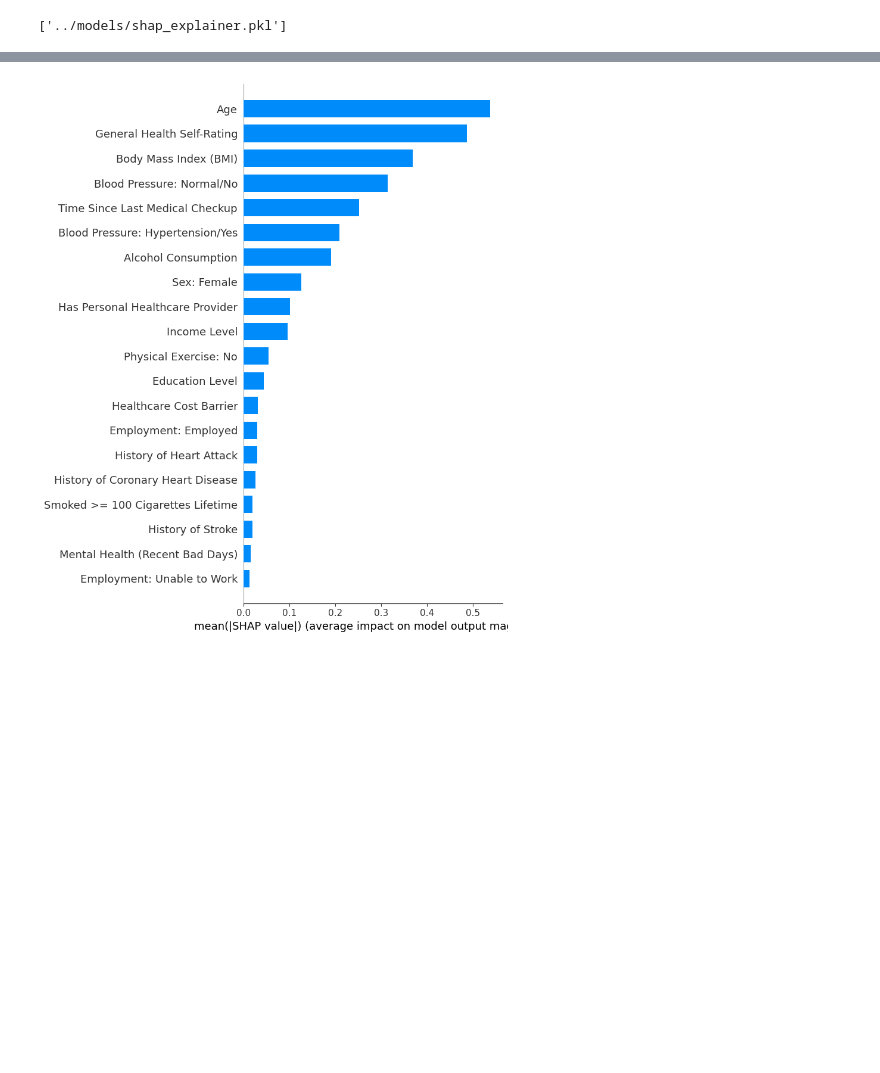
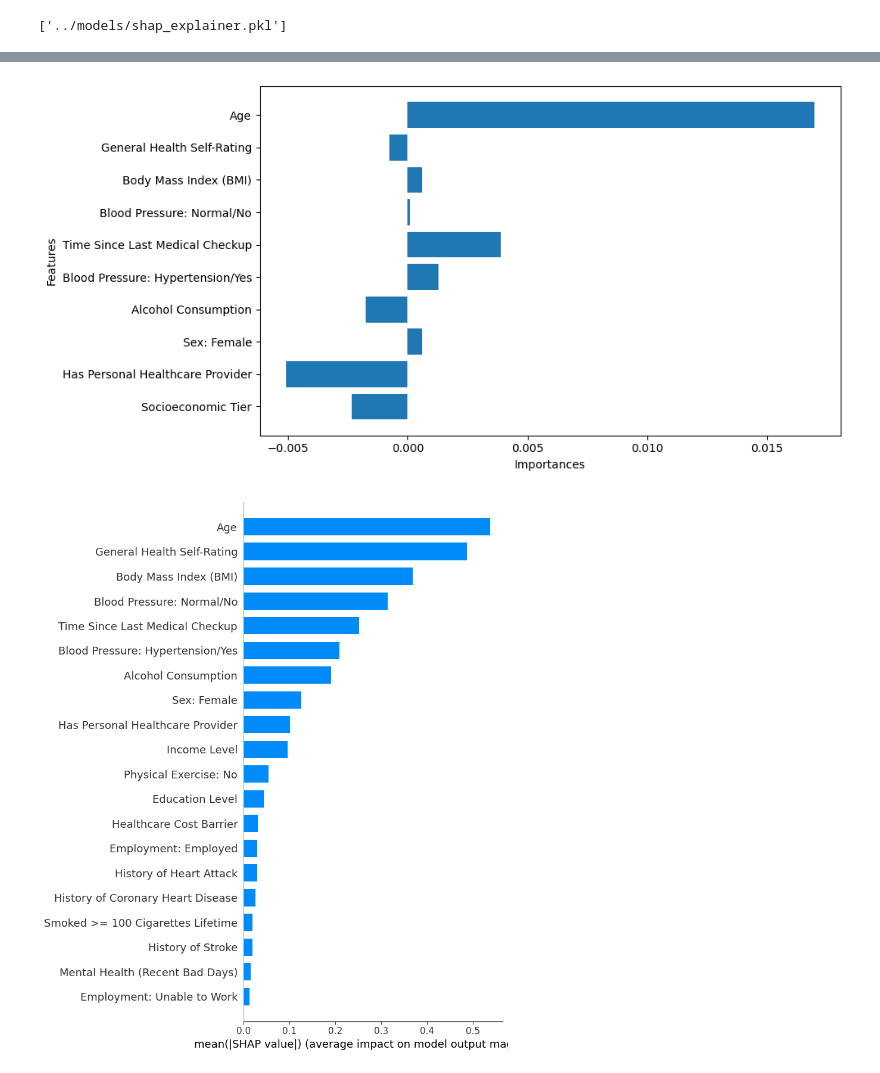
Before and after one commit to maradeben/wotosuga-core, a Jupyter notebook: model_building/explainer/shap_notebook.ipynb, the cells around one changed output, grey strips where cells are left out. Cells and saved outputs as stored; diff of their text form; code cells hidden in the pictures; blank space fills up the shorter version.

Commit message:
updated SHAP explainer model

```diff
--- a/model_building/explainer/shap_notebook.ipynb
+++ b/model_building/explainer/shap_notebook.ipynb
@@ -219,3 +214,21 @@ plt.show()
+# %%
+
+plt.figure(figsize=(10,5))
+importance_df['shap_values'] = shap_values.mean(axis=0)
+top_10 = importance_df.sort_values(by="importance").tail(10)
+plt.barh(width=top_10.shap_values, y=top_10.feature)
+plt.xlabel("Importances")
+plt.ylabel("Features")
+plt.tight_layout()
+plt.savefig(
+    "shap_bar_plot.png",
+    dpi=300,
+    bbox_inches="tight"
+)
+
+plt.show()
+# %% [output]
+[figure, added]
 # %%
 # SHAP bar plot
 plt.figure(figsize=(10, 8))
```
Also changed, not shown: parts of 6 cells of this notebook, 8 other files.
